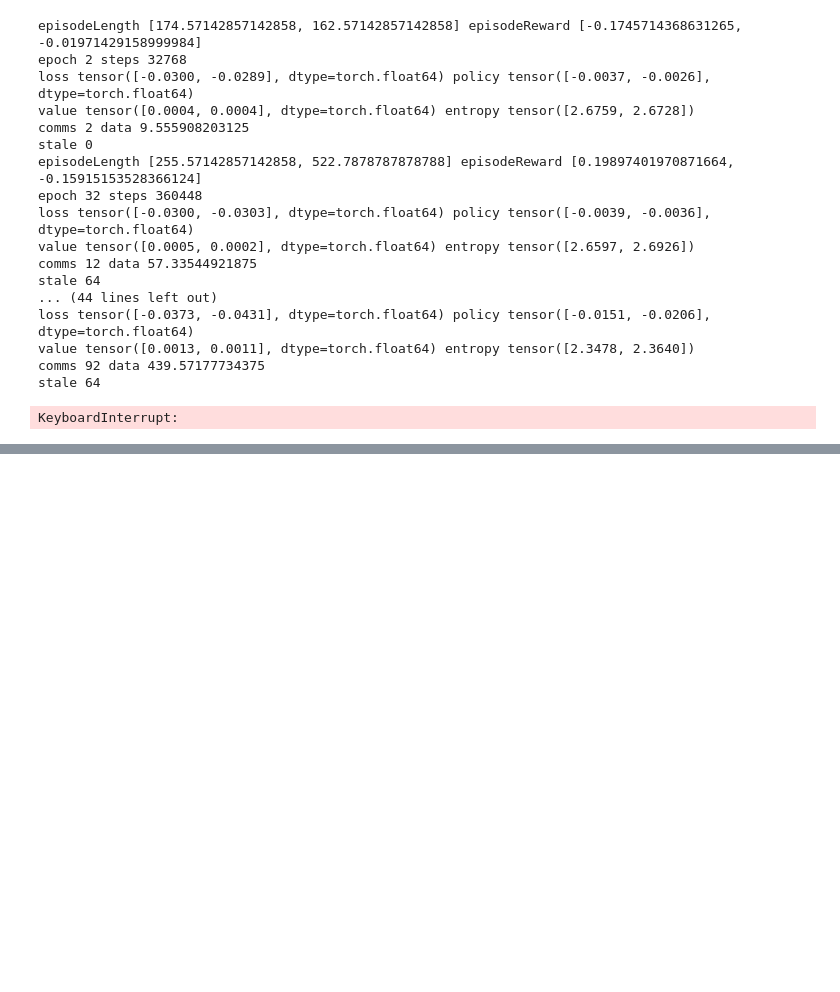
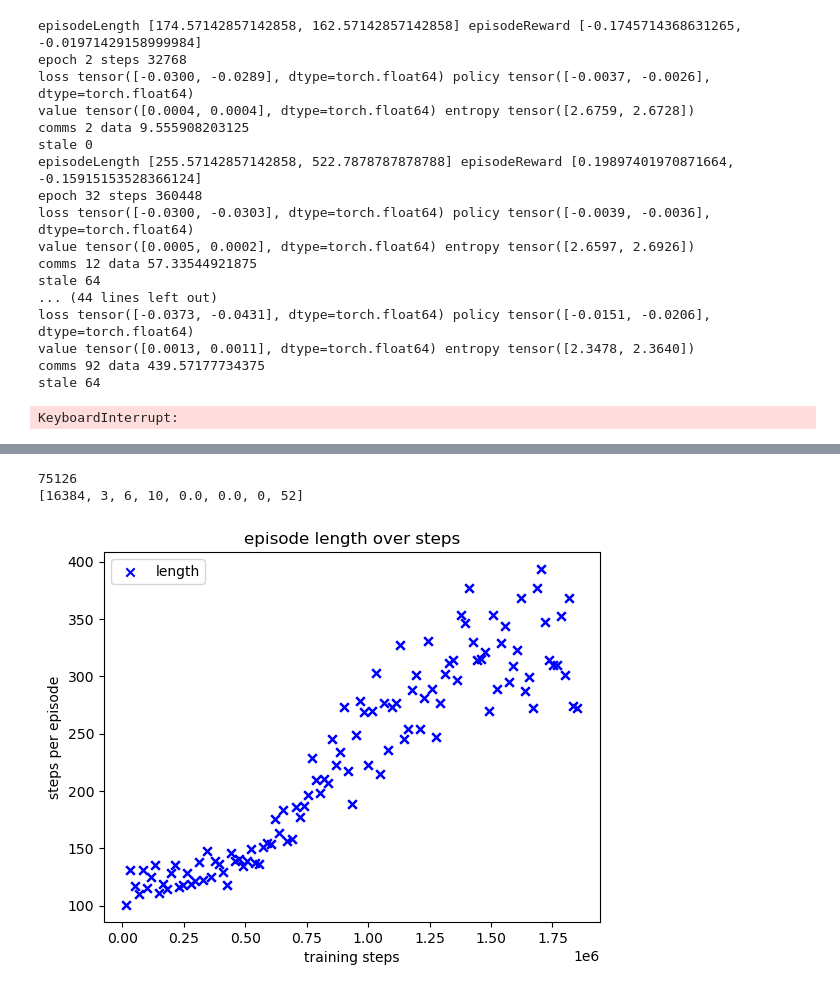
Before and after one commit to MichaelEinhorn/FederatedRL, a Jupyter notebook: procgenVector.ipynb, the cells around one changed output, grey strips where cells are left out. Cells and saved outputs as stored; diff of their text form; code cells hidden in the pictures; blank space fills up the shorter version.

```diff
--- a/procgenVector.ipynb
+++ b/procgenVector.ipynb
@@ -182,3 +182,9 @@ value tensor([0.0013, 0.0011], dtype=torch.float64) entropy tensor([2.3478, 2.36
 comms 92 data 439.57177734375
 stale 64
 KeyboardInterrupt:
+# %%
+import matplotlib.pyplot as plt
+modelname = modelPath + "vectorimpalaVectorNoLv8338RS10G0.99LvFalse_4-12"
+
+all_stats = torch.load(modelname + "/stats.pth")
+trainEpisodeStats = torch.load(modelname + "/trainEpisodeStats.pth")
@@ -184,0 +207,18 @@ KeyboardInterrupt:
+# %%
+print(len(trainEpisodeStats))
+# [currentSteps, currentEpoch, j, i, self.sumRew[j][i], self.sumDiscountRew[j][i], self.zeroRew[j][i], self.timeStep - self.startSteps[j][i]]
+# step, epoch, j, i, sumRew, sumDiscountRew, zeroRew, episodeLength
+print(trainEpisodeStats[2000])
+# %% [output]
+75126
+[16384, 3, 6, 10, 0.0, 0.0, 0, 52]
+# %%
+# graph all episode lengths and episode rewards over steps
+plt.scatter([s["steps"] for s in all_stats], [s["game/episodeLength"][0] for s in all_stats], label="length", color="blue", marker="x")
+plt.xlabel("training steps")
+plt.ylabel("steps per episode")
+plt.legend()
+plt.title("episode length over steps")
+plt.show()
+# %% [output]
+[figure, added]
```
Also changed, not shown: parts of 3 cells of this notebook, 4 other files.
